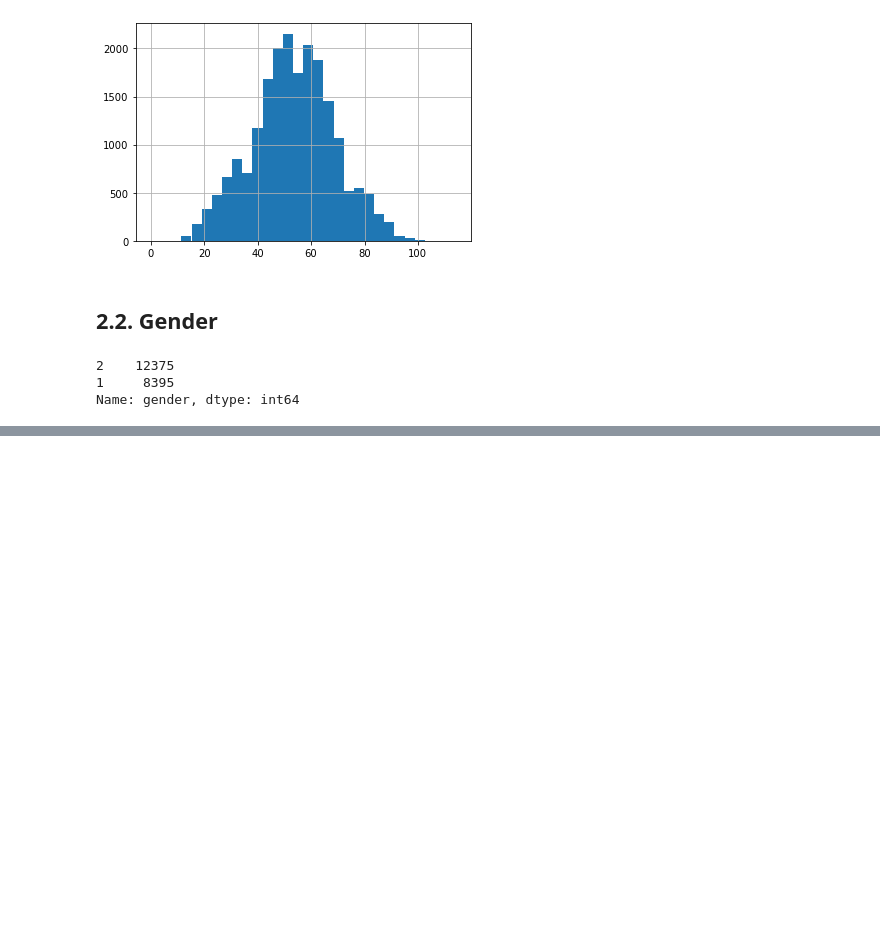
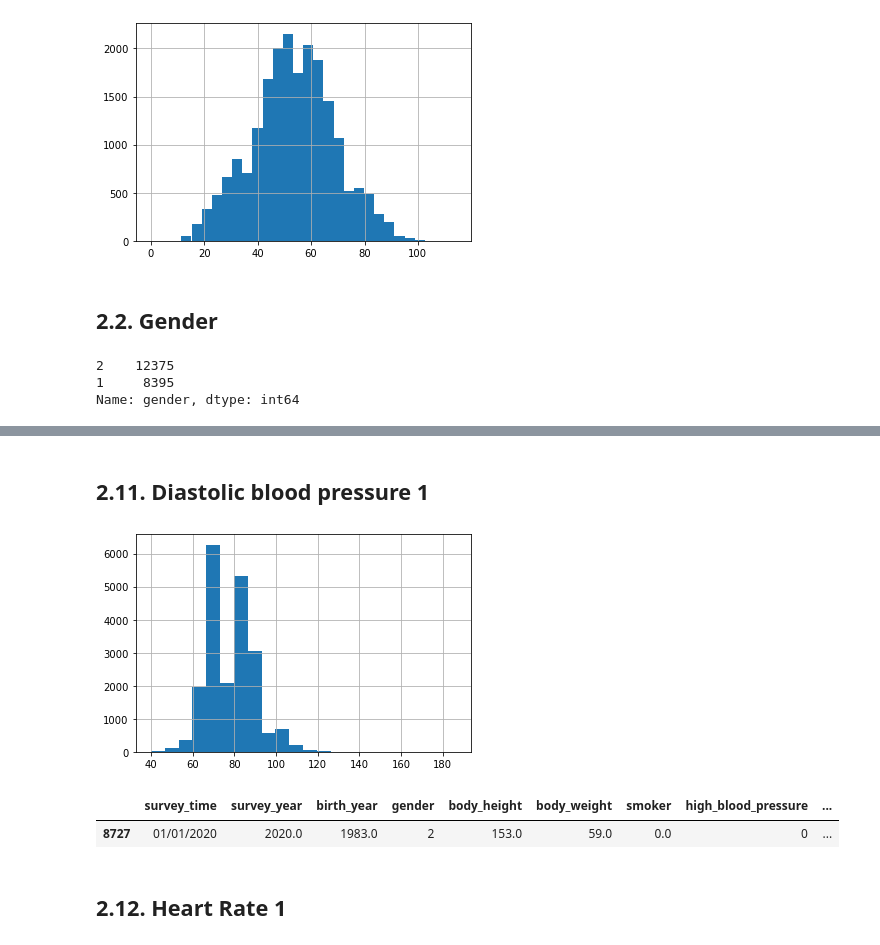
Before and after one commit to CodyCan/High-Blood-Pressure-Analysis, a Jupyter notebook: code/01_EDA_Cleaning.ipynb, the cells around one changed output, grey strips where cells are left out. Cells and saved outputs as stored; diff of their text form; code cells hidden in the pictures; blank space fills up the shorter version.

```diff
--- a/code/01_EDA_Cleaning.ipynb
+++ b/code/01_EDA_Cleaning.ipynb
@@ -110,0 +237,15 @@ Name: gender, dtype: int64
+# %% [markdown]
+## 2.11. Diastolic blood pressure 1
+# %%
+hbp["diastolic_blood_pressure_1"].hist(bins=22);
+# %% [output]
+[figure, added]
+# %%
+hbp[hbp["diastolic_blood_pressure_1"] > hbp["systolic_blood_pressure_1"]]
+#there might be something wrong the first set of pressure in this case
+#the second set looks normal
+# %% [output]
+|  | survey_time | survey_year | birth_year | gender | body_height | body_weight | smoker | high_blood_pressure | ... |
+| 8727 | 01/01/2020 | 2020.0 | 1983.0 | 2 | 153.0 | 59.0 | 0.0 | 0 | ... |
+# %% [markdown]
+## 2.12. Heart Rate 1
```
Also changed, not shown: parts of 38 cells of this notebook.
